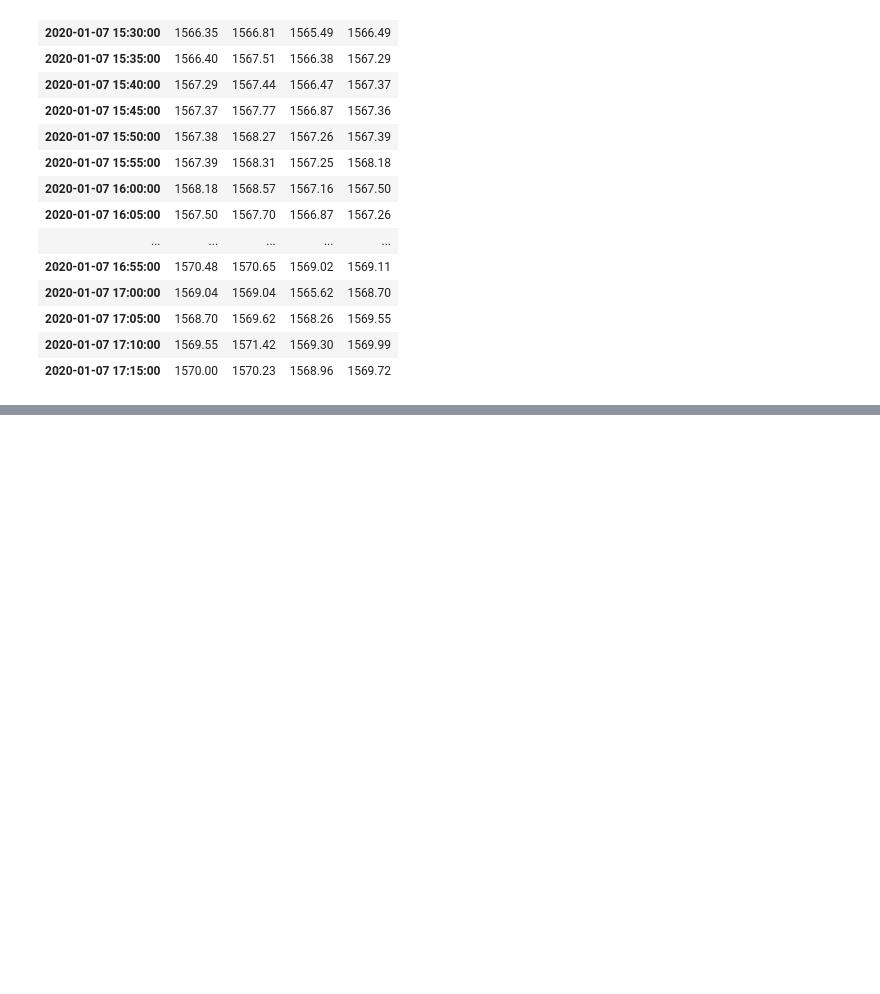
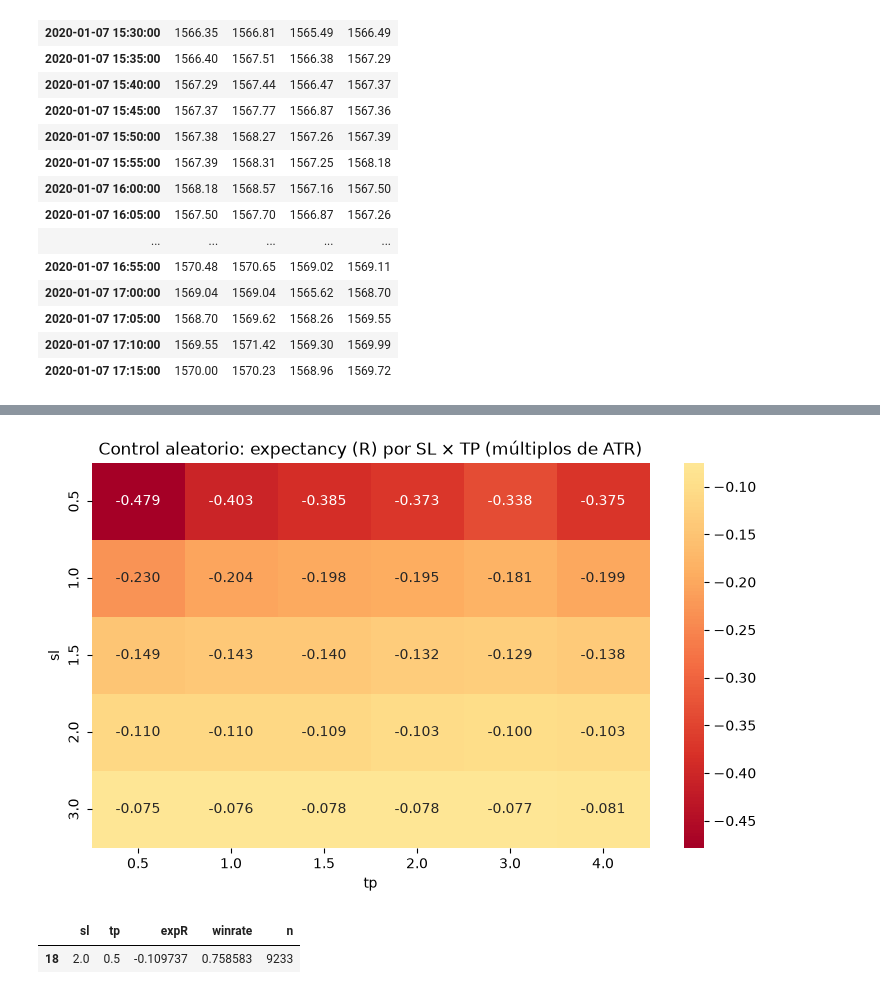
Before and after one commit to K4iserDev/Quant, a Jupyter notebook: notebooks/03_estrategy.ipynb, the cells around one changed output, grey strips where cells are left out. Drawn from its saved outputs; the diff is of its cells as text; code cells hidden in the pictures; blank space fills up the shorter version.

```diff
--- a/notebooks/03_estrategy.ipynb
+++ b/notebooks/03_estrategy.ipynb
@@ -6,9 +9,13 @@ sys.path.append("..")
 # %%
 import pandas as pd
 import numpy as np
-from src.config import PROCESSED
-from src.backtest import simular_trade
+import matplotlib.pyplot as plt
+import seaborn as sns
+from src.config import PROCESSED, ROOT
+from src.indicators import atr
+import itertools
 from src.backtest import simular_trade, backtest
 
 df = pd.read_parquet(PROCESSED)
+df["atr"] = atr(df, 14)
 # %%
@@ -55,0 +66,6 @@ trades.head()
+# %%
+rng = np.random.default_rng(0)
+señales_ctrl = pd.Series(rng.choice([0, 1, -1], size=len(df), p=[0.98, 0.01, 0.01]), index=df.index)
+trades = backtest(df, señales_ctrl, sl_mult=1.5, tp_mult=2.0, max_velas=24, coste=0.25)
+print(len(trades), trades["R"].mean())
+trades.groupby(df.index[trades["entrada_idx"]].year)["R"].agg(["mean", "count"])
@@ -55,0 +86,26 @@ trades.head()
+# %%
+sl_list = [0.5, 1.0, 1.5, 2.0, 3.0]
+tp_list = [0.5, 1.0, 1.5, 2.0, 3.0, 4.0]
+
+filas = []
+for sl_m, tp_m in itertools.product(sl_list, tp_list):
+    t = backtest(df, señales_ctrl, sl_mult=sl_m, tp_mult=tp_m, max_velas=24, coste=0.25)
+    filas.append({"sl": sl_m, "tp": tp_m,
+                  "expR": t["R"].mean(),
+                  "winrate": (t["R"] > 0).mean(),
+                  "n": len(t)})
+
+grid_ctrl = pd.DataFrame(filas)
+tabla = grid_ctrl.pivot(index="sl", columns="tp", values="expR")
+
+plt.figure(figsize=(9, 5))
+sns.heatmap(tabla, annot=True, fmt=".3f", cmap="RdYlGn", center=0)
+plt.title("Control aleatorio: expectancy (R) por SL × TP (múltiplos de ATR)")
+plt.show()
+# %% [output]
+[figure, added]
+# %%
+grid_ctrl.query("sl == 2.0 and tp == 0.5")
+# %% [output]
+|  | sl | tp | expR | winrate | n |
+| 18 | 2.0 | 0.5 | -0.109737 | 0.758583 | 9233 |
```
Also changed, not shown: parts of 6 cells of this notebook, 4 other files.
